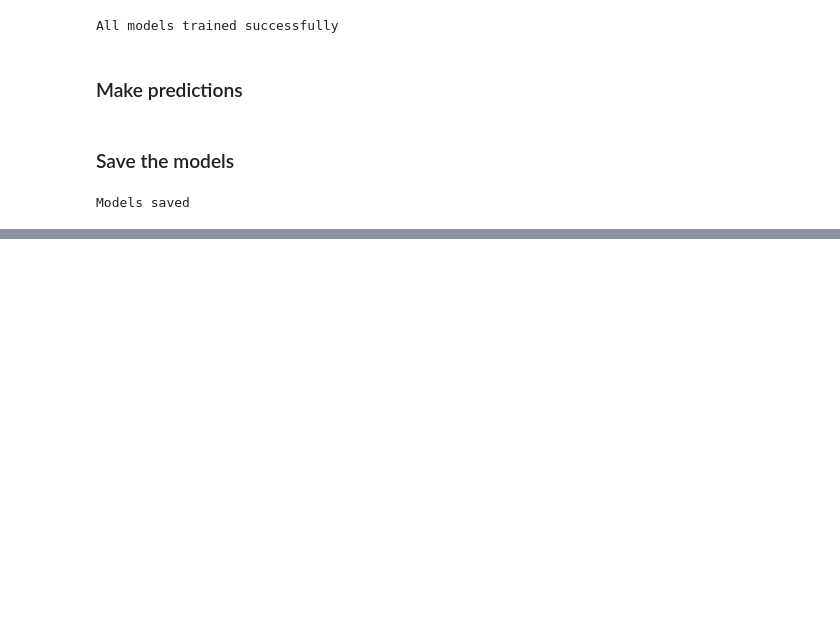
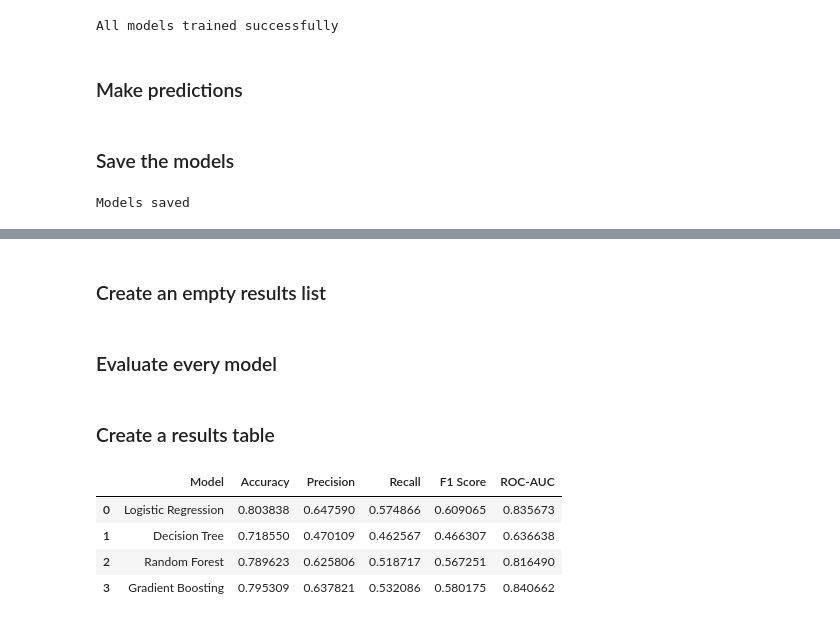
Before and after one commit to ronald-hh/Customer-Churn-Prediction, a Jupyter notebook: notebooks/1_Data_Exploration.ipynb, the cells around one changed output, grey strips where cells are left out. Cells and saved outputs as stored; diff of their text form; code cells hidden in the pictures; blank space fills up the shorter version.

```diff
--- a/notebooks/1_Data_Exploration.ipynb
+++ b/notebooks/1_Data_Exploration.ipynb
@@ -647,0 +672,2 @@ Models saved
+# %% [markdown]
+### Create an empty results list
@@ -647,0 +676,38 @@ Models saved
+# %% [markdown]
+### Evaluate every model
+# %%
+for name, model in trained_models.items():
+
+    if name == "Logistic Regression":
+        y_pred = model.predict(X_test_scaled)
+        y_prob = model.predict_proba(X_test_scaled)[:,1]
+    else:
+        y_pred = model.predict(X_test)
+        y_prob = model.predict_proba(X_test)[:,1]
+
+    accuracy = accuracy_score(y_test, y_pred)
+    precision = precision_score(y_test, y_pred)
+    recall = recall_score(y_test, y_pred)
+    f1 = f1_score(y_test, y_pred)
+    roc = roc_auc_score(y_test, y_prob)
+
+    results.append({
+        "Model": name,
+        "Accuracy": accuracy,
+        "Precision": precision,
+        "Recall": recall,
+        "F1 Score": f1,
+        "ROC-AUC": roc
+    })
+# %% [markdown]
+### Create a results table
+# %%
+results_df = pd.DataFrame(results)
+
+results_df
+# %% [output]
+|  | Model | Accuracy | Precision | Recall | F1 Score | ROC-AUC |
+| 0 | Logistic Regression | 0.803838 | 0.647590 | 0.574866 | 0.609065 | 0.835673 |
+| 1 | Decision Tree | 0.718550 | 0.470109 | 0.462567 | 0.466307 | 0.636638 |
+| 2 | Random Forest | 0.789623 | 0.625806 | 0.518717 | 0.567251 | 0.816490 |
+| 3 | Gradient Boosting | 0.795309 | 0.637821 | 0.532086 | 0.580175 | 0.840662 |
```
Also changed, not shown: parts of 13 cells of this notebook, 1 other file.
